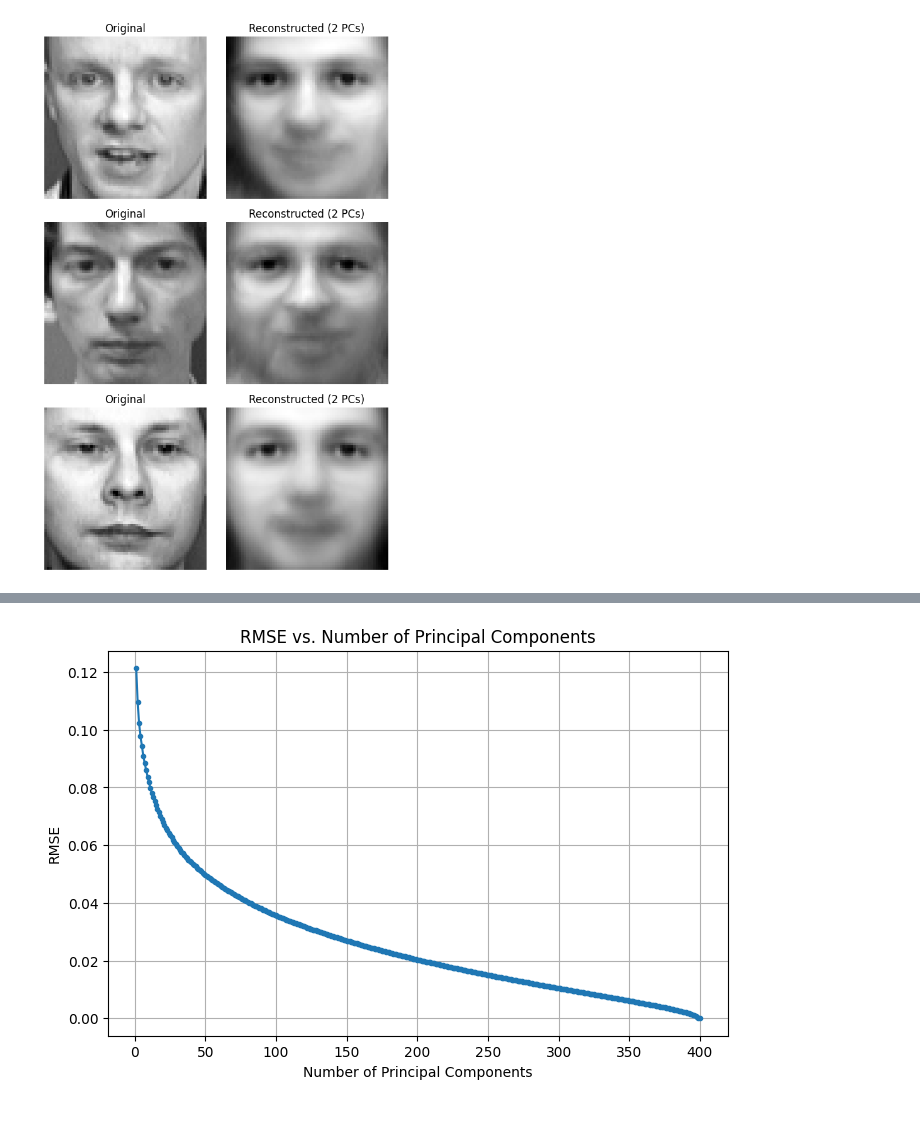
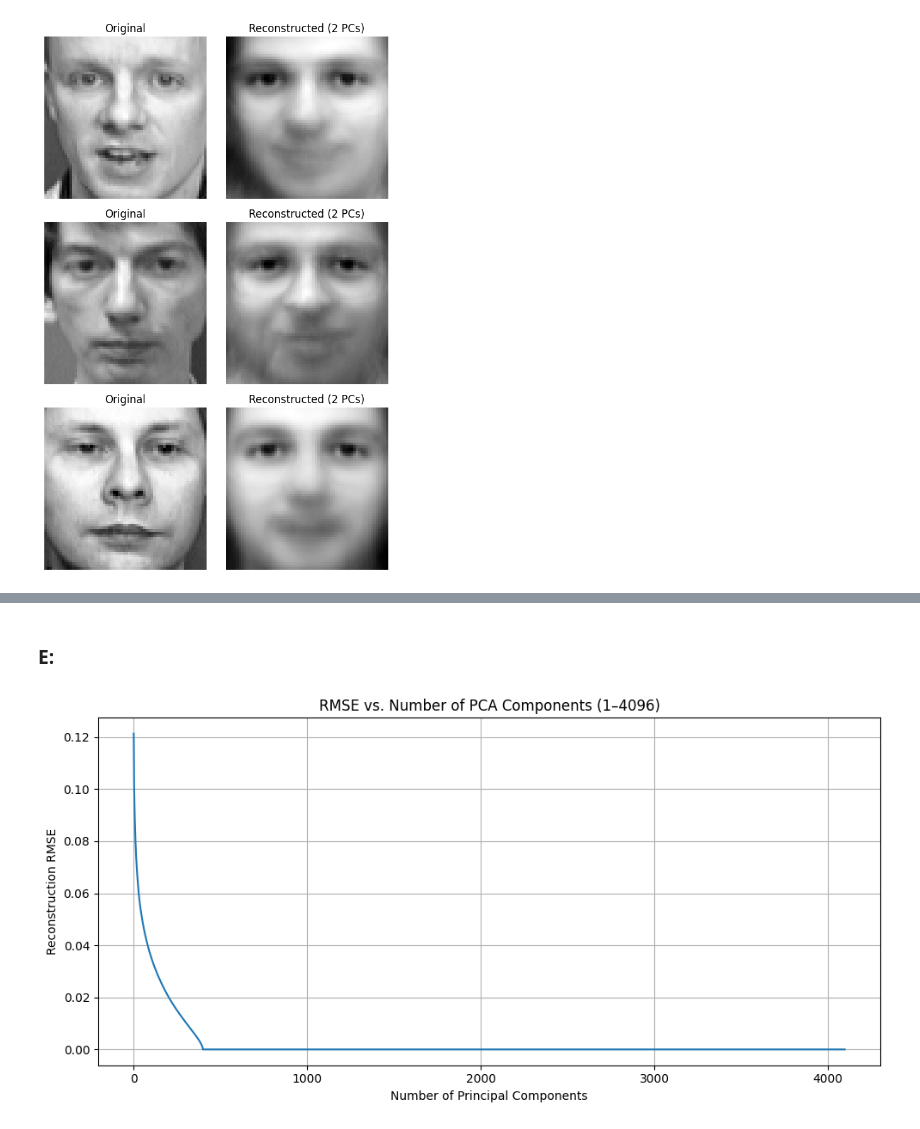
Before and after one commit to Msmith-IG88/ECE283_HW3, a Jupyter notebook: hw3.ipynb, the cells around one changed output, grey strips where cells are left out. Drawn from its saved outputs; the diff is of its cells as text; code cells hidden in the pictures.

```diff
--- a/hw3.ipynb
+++ b/hw3.ipynb
@@ -34,4 +38,6 @@ X = np.vstack([X_C, X_D])
 # %%
+
+# Function to compute PCA
 def pca(X):
     X_centered = X - X.mean(axis=0)
     cov = np.cov(X_centered.T)
@@ -39,21 +45,26 @@ def pca(X):
     idx = np.argsort(eigvals)[::-1]
     return eigvecs[:, idx], eigvals[idx]
 
-# Compute PCA
 eigvecs, eigvals = pca(X)
 mean = X.mean(axis=0)
 
-# Plot
 plt.figure(figsize=(8, 6))
-plt.scatter(X[:, 0], X[:, 1], alpha=0.5)
+plt.scatter(X[:, 0], X[:, 1], alpha=0.5, s=30, c='skyblue', edgecolor='k', label='Data points')
+
+colors = ['red', 'green']
+labels = ['First Principal Component', 'Second Principal Component']
+
+# Draw vectors
 for i in range(2):
     v = eigvecs[:, i]
-    plt.quiver(mean[0], mean[1], v[0], v[1],
-               scale=1/np.sqrt(eigvals[i]), angles='xy', scale_units='xy', color=['red', 'green'][i])
-plt.axis('equal')
+    plt.quiver(mean[0], mean[1], v[0], v[1], scale=1/np.sqrt(eigvals[i]), scale_units='xy', angles='xy', color=colors[i], width=0.01, label=labels[i])
+
 plt.title('PCA on 2D Gaussian Mixture')
 plt.xlabel('X1')
 plt.ylabel('X2')
+plt.axis('equal')
 plt.grid(True)
+plt.legend()
+plt.tight_layout()
 plt.show()
 # %% [output]
@@ -153,22 +173,29 @@ plt.show()
+# %% [markdown]
+### E:
 # %%
 from sklearn.metrics import mean_squared_error
 
+max_components = 4096
 rmse_list = []
-components = list(range(1, 401))  # max is 400 because rank <= samples
 
-for k in components:
-    X_proj = X_scaled @ eigvecs_face[:, :k]
-    X_recon = X_proj @ eigvecs_face[:, :k].T
-    X_recon_inv = scaler.inverse_transform(X_recon)
-    rmse = np.sqrt(mean_squared_error(X, X_recon_inv))
+for k in range(1, max_components + 1):
+    k_eff = min(k, eigvecs_face.shape[1])  # max non-zero eigenvectors is 400 i thought
+
+    Z_k = X_scaled @ eigvecs_face[:, :k_eff]
+    X_recon = Z_k @ eigvecs_face[:, :k_eff].T
+    X_recon = scaler.inverse_transform(X_recon)
+
+    # get RMSE
+    rmse = np.sqrt(mean_squared_error(X, X_recon))
     rmse_list.append(rmse)
 
-plt.figure(figsize=(8, 5))
-plt.plot(components, rmse_list, marker='.')
+plt.figure(figsize=(10, 5))
+plt.plot(range(1, max_components + 1), rmse_list)
 plt.xlabel('Number of Principal Components')
-plt.ylabel('RMSE')
-plt.title('RMSE vs. Number of Principal Components')
+plt.ylabel('Reconstruction RMSE')
+plt.title('RMSE vs. Number of PCA Components (1–4096)')
 plt.grid(True)
+plt.tight_layout()
 plt.show()
 # %% [output]
-[figure, old version]
+[figure, new version]
```
Also changed, not shown: parts of 20 cells of this notebook.
